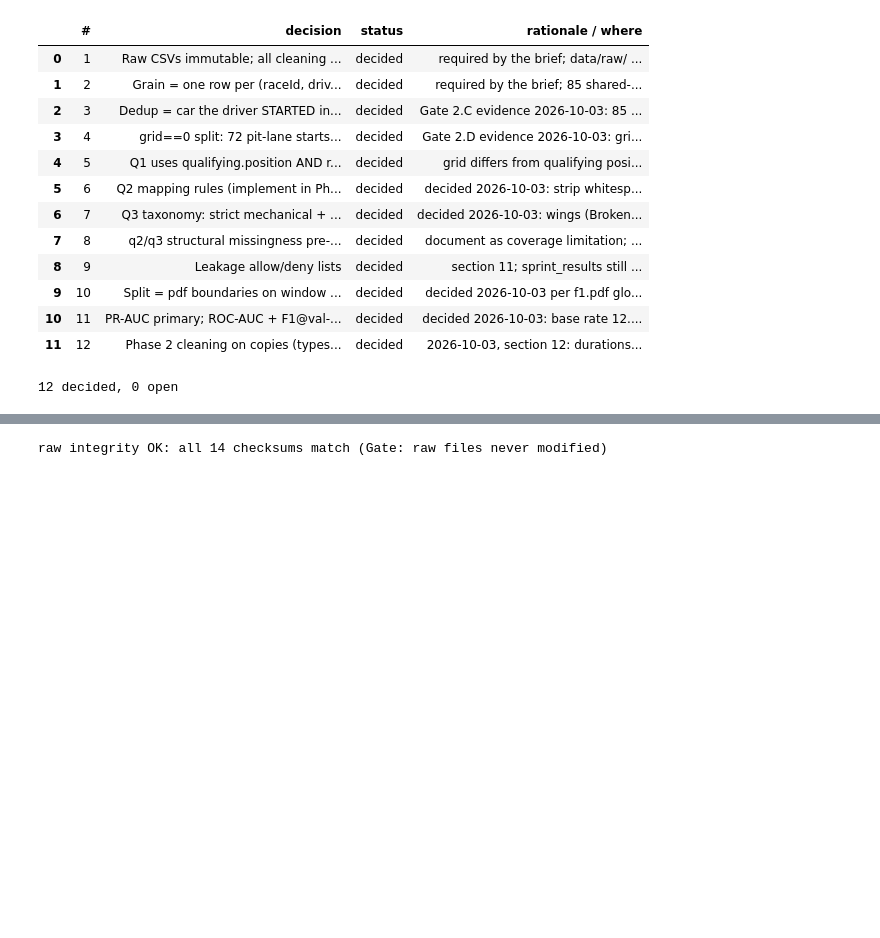
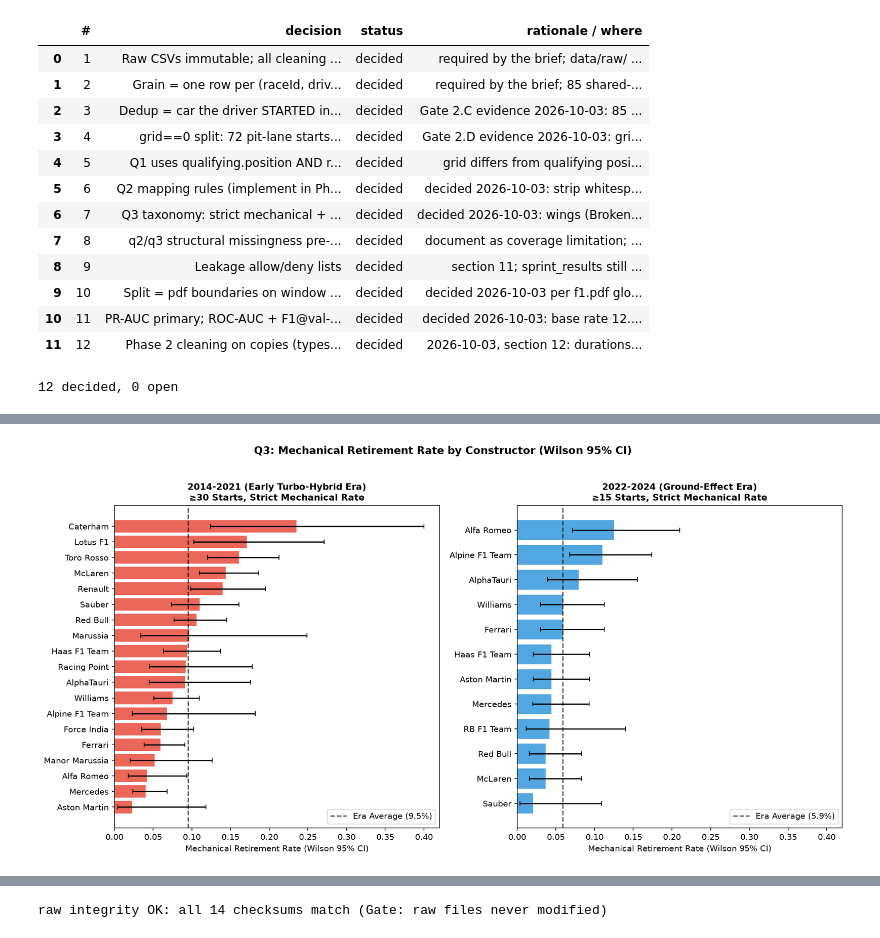
Before and after one commit to MohamedAyman04/f1-drivers, a Jupyter notebook: notebooks/f1_podium_prediction.ipynb, the cells around one changed output, grey strips where cells are left out. Drawn from its saved outputs; the diff is of its cells as text; code cells hidden in the pictures; blank space fills up the shorter version.

Commit message:
Finish Phase 3: Data-Engineering Questions (Q1, Q2, Q3) with multi-hop joins and figures

```diff
--- a/notebooks/f1_podium_prediction.ipynb
+++ b/notebooks/f1_podium_prediction.ipynb
@@ -1818,0 +1815,19 @@ print(f"{(decisions['status'] == 'decided').sum()} decided, "
+# %%
+# Helper: Wilson score confidence interval for binomial proportions
+# [beyond labs: small samples per circuit/team - standard normal approximation fails for small N or extreme p]
+def wilson_interval(successes, trials, confidence=0.95):
+    """Computes Wilson score confidence interval for binomial proportions."""
+    s = np.asarray(successes, dtype=float)
+    n = np.asarray(trials, dtype=float)
+    z = stats.norm.ppf(1 - (1 - confidence) / 2)
+    p_hat = np.where(n > 0, s / n, 0.0)
+    denominator = 1 + z**2 / n
+    center = (p_hat + z**2 / (2 * n)) / denominator
+    margin = (z / denominator) * np.sqrt(np.where(n > 0, (p_hat * (1 - p_hat) / n) + (z**2 / (4 * n**2)), 0.0))
+    low = np.clip(center - margin, 0.0, 1.0)
+    high = np.clip(center + margin, 0.0, 1.0)
+    if np.ndim(successes) == 0 and np.ndim(trials) == 0:
+        return float(p_hat), float(low), float(high)
+    return p_hat, low, high
+
+print("Wilson score interval helper defined. Test 10/10:", wilson_interval(10, 10))
@@ -1818,0 +2273,76 @@ print(f"{(decisions['status'] == 'decided').sum()} decided, "
+# %%
+# Primary analysis by constructorId
+p1_sub = q3_starts[q3_starts["period"] == "2014-2021"].groupby("constructor_name")["mech_strict"].agg(["sum", "count"])
+p1_sub = p1_sub[p1_sub["count"] >= 30]
+r1, l1, h1 = wilson_interval(p1_sub["sum"], p1_sub["count"])
+p1_sub["rate"] = r1; p1_sub["err_l"] = r1 - l1; p1_sub["err_h"] = h1 - r1
+
+p2_sub = q3_starts[q3_starts["period"] == "2022-2024"].groupby("constructor_name")["mech_strict"].agg(["sum", "count"])
+p2_sub = p2_sub[p2_sub["count"] >= 15]
+r2, l2, h2 = wilson_interval(p2_sub["sum"], p2_sub["count"])
+p2_sub["rate"] = r2; p2_sub["err_l"] = r2 - l2; p2_sub["err_h"] = h2 - r2
+
+# Plot fig_13: Horizontal barplots
+fig, (ax1, ax2) = plt.subplots(1, 2, figsize=(14, 7), sharex=True)
+
+p1_sorted = p1_sub.sort_values("rate", ascending=True)
+ax1.barh(p1_sorted.index, p1_sorted["rate"], color="#e74c3c", alpha=0.85,
+         xerr=[p1_sorted["err_l"], p1_sorted["err_h"]], capsize=3)
+ax1.set_title("2014-2021 (Early Turbo-Hybrid Era)\n≥30 Starts, Strict Mechanical Rate", fontsize=11, fontweight="bold")
+ax1.set_xlabel("Mechanical Retirement Rate (Wilson 95% CI)", fontsize=10)
+ax1.axvline(0.0953, color="black", linestyle="--", alpha=0.7, label="Era Average (9.5%)")
+ax1.legend(loc="lower right")
+
+p2_sorted = p2_sub.sort_values("rate", ascending=True)
+ax2.barh(p2_sorted.index, p2_sorted["rate"], color="#3498db", alpha=0.85,
+         xerr=[p2_sorted["err_l"], p2_sorted["err_h"]], capsize=3)
+ax2.set_title("2022-2024 (Ground-Effect Era)\n≥15 Starts, Strict Mechanical Rate", fontsize=11, fontweight="bold")
+ax2.set_xlabel("Mechanical Retirement Rate (Wilson 95% CI)", fontsize=10)
+ax2.axvline(0.0590, color="black", linestyle="--", alpha=0.7, label="Era Average (5.9%)")
+ax2.legend(loc="lower right")
+
+plt.suptitle("Q3: Mechanical Retirement Rate by Constructor (Wilson 95% CI)", fontsize=13, fontweight="bold", y=1.02)
+plt.tight_layout()
+plt.savefig(FIG_DIR / "fig_13_q3_constructor_bars.png", dpi=150, bbox_inches="tight")
+plt.show()
+
+# Plot fig_14: Lineage Heatmap
+lineage_grp = q3_starts.groupby(["lineage", "period"])["mech_strict"].agg(["sum", "count"]).reset_index()
+r_lin, _, _ = wilson_interval(lineage_grp["sum"], lineage_grp["count"])
+lineage_grp["rate"] = r_lin
+piv_lin = lineage_grp.pivot(index="lineage", columns="period", values="rate").dropna()
+piv_lin = piv_lin.sort_values("2014-2021", ascending=False)
+
+fig, ax = plt.subplots(figsize=(7, 6))
+sns.heatmap(piv_lin, annot=True, fmt=".1%", cmap="Reds", ax=ax, cbar_kws={"label": "Mechanical Failure Rate"})
+ax.set_title("Q3: Constructor Lineage Mechanical Failure Rates Across Eras", fontsize=11, fontweight="bold")
+ax.set_ylabel("")
+plt.tight_layout()
+plt.savefig(FIG_DIR / "fig_14_q3_heatmap_pivot.png", dpi=150)
+plt.show()
+
+# Plot fig_15: Retirement composition stacked bar chart (Lab 1 composition pattern)
+comp = q3_starts.groupby(["period", "status_class"]).size().unstack(fill_value=0)
+comp_pct = comp.div(comp.sum(axis=1), axis=0)[["finished", "mechanical", "accident", "ambiguous", "regulatory", "driver"]]
+
+fig, ax = plt.subplots(figsize=(9, 5))
+colors = ["#2ecc71", "#e74c3c", "#e67e22", "#f39c12", "#9b59b6", "#95a5a6"]
+comp_pct.plot(kind="barh", stacked=True, color=colors, ax=ax, width=0.55)
+ax.set_xlabel("Share of Race Starts", fontsize=11)
+ax.set_title("Q3: Race Outcome Composition by Era (Lab 1 Composition Chart)", fontsize=12, fontweight="bold")
+ax.legend(title="Status Class", bbox_to_anchor=(1.02, 1), loc="upper left")
+for n, c in enumerate(comp_pct.columns):
+    for i, val in enumerate(comp_pct[c]):
+        if val > 0.03:
+            cum_val = comp_pct.iloc[i, :n].sum() + val / 2
+            ax.text(cum_val, i, f"{val:.1%}", ha="center", va="center", color="white" if c in ["mechanical", "accident"] else "black", fontsize=9, fontweight="bold")
+plt.tight_layout()
+plt.savefig(FIG_DIR / "fig_15_q3_retirement_composition.png", dpi=150, bbox_inches="tight")
+plt.show()
+
+print("Top mechanical failure rates 2014-2021:")
+display(p1_sorted.sort_values("rate", ascending=False)[["count", "sum", "rate"]].rename(columns={"count": "starts", "sum": "failures"}).head(6))
+print("Top mechanical failure rates 2022-2024:")
+display(p2_sorted.sort_values("rate", ascending=False)[["count", "sum", "rate"]].rename(columns={"count": "starts", "sum": "failures"}).head(6))
+# %% [output]
+[figure, added]
```
Also changed, not shown: parts of 17 cells of this notebook, 9 other files.
